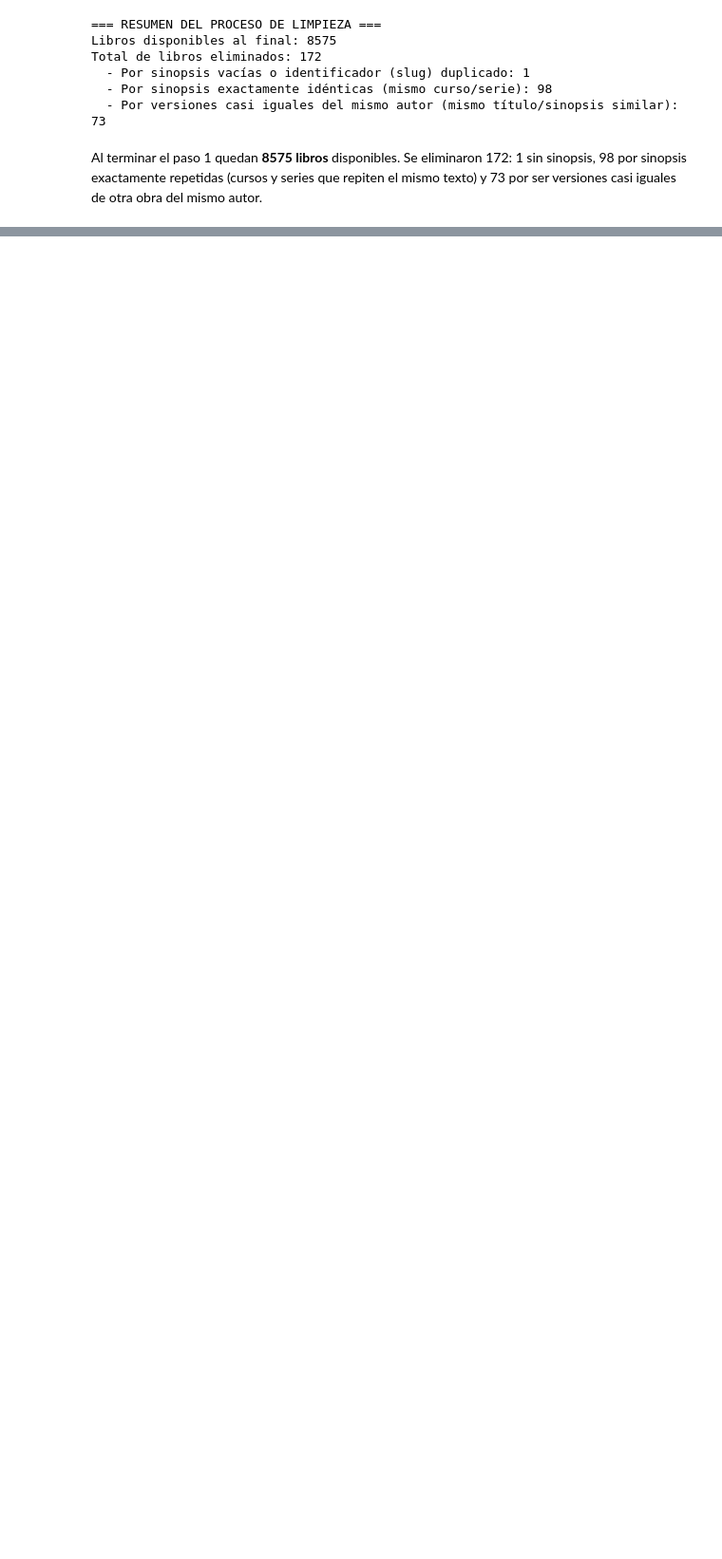
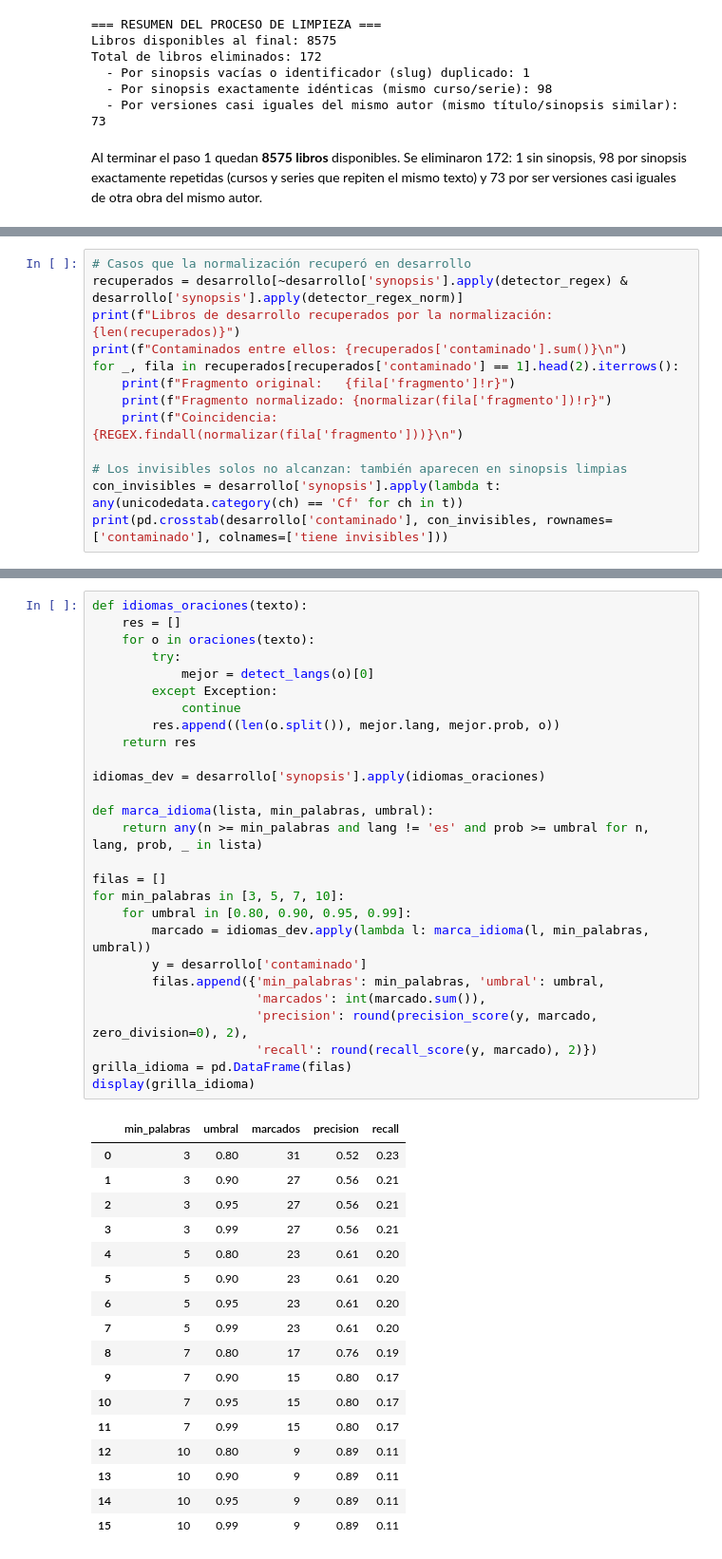
Before and after one commit to federicomaguirre/procesamiento-lenguaje-natural, a Jupyter notebook: tp3/TP3_marquardt_aguirre_venesia_zappala.ipynb, the cells around one changed output, grey strips where cells are left out. Shown at 95% size. Saved outputs shown, nothing was run; the diff lists cells and outputs as text; blank space fills up the shorter version.

```diff
--- a/tp3/TP3_marquardt_aguirre_venesia_zappala.ipynb
+++ b/tp3/TP3_marquardt_aguirre_venesia_zappala.ipynb
@@ -277,0 +462,13 @@ Al terminar el paso 1 quedan **8575 libros** disponibles. Se eliminaron 172: 1 s
+# %%
+# Casos que la normalización recuperó en desarrollo
+recuperados = desarrollo[~desarrollo['synopsis'].apply(detector_regex) & desarrollo['synopsis'].apply(detector_regex_norm)]
+print(f"Libros de desarrollo recuperados por la normalización: {len(recuperados)}")
+print(f"Contaminados entre ellos: {recuperados['contaminado'].sum()}\n")
+for _, fila in recuperados[recuperados['contaminado'] == 1].head(2).iterrows():
+    print(f"Fragmento original:   {fila['fragmento']!r}")
+    print(f"Fragmento normalizado: {normalizar(fila['fragmento'])!r}")
+    print(f"Coincidencia:         {REGEX.findall(normalizar(fila['fragmento']))}\n")
+
+# Los invisibles solos no alcanzan: también aparecen en sinopsis limpias
+con_invisibles = desarrollo['synopsis'].apply(lambda t: any(unicodedata.category(ch) == 'Cf' for ch in t))
+print(pd.crosstab(desarrollo['contaminado'], con_invisibles, rownames=['contaminado'], colnames=['tiene invisibles']))
@@ -277,0 +518,45 @@ Al terminar el paso 1 quedan **8575 libros** disponibles. Se eliminaron 172: 1 s
+# %%
+def idiomas_oraciones(texto):
+    res = []
+    for o in oraciones(texto):
+        try:
+            mejor = detect_langs(o)[0]
+        except Exception:
+            continue
+        res.append((len(o.split()), mejor.lang, mejor.prob, o))
+    return res
+
+idiomas_dev = desarrollo['synopsis'].apply(idiomas_oraciones)
+
+def marca_idioma(lista, min_palabras, umbral):
+    return any(n >= min_palabras and lang != 'es' and prob >= umbral for n, lang, prob, _ in lista)
+
+filas = []
+for min_palabras in [3, 5, 7, 10]:
+    for umbral in [0.80, 0.90, 0.95, 0.99]:
+        marcado = idiomas_dev.apply(lambda l: marca_idioma(l, min_palabras, umbral))
+        y = desarrollo['contaminado']
+        filas.append({'min_palabras': min_palabras, 'umbral': umbral,
+                      'marcados': int(marcado.sum()),
+                      'precision': round(precision_score(y, marcado, zero_division=0), 2),
+                      'recall': round(recall_score(y, marcado), 2)})
+grilla_idioma = pd.DataFrame(filas)
+display(grilla_idioma)
+# %% [output]
+|  | min_palabras | umbral | marcados | precision | recall |
+| 0 | 3 | 0.80 | 31 | 0.52 | 0.23 |
+| 1 | 3 | 0.90 | 27 | 0.56 | 0.21 |
+| 2 | 3 | 0.95 | 27 | 0.56 | 0.21 |
+| 3 | 3 | 0.99 | 27 | 0.56 | 0.21 |
+| 4 | 5 | 0.80 | 23 | 0.61 | 0.20 |
+| 5 | 5 | 0.90 | 23 | 0.61 | 0.20 |
+| 6 | 5 | 0.95 | 23 | 0.61 | 0.20 |
+| 7 | 5 | 0.99 | 23 | 0.61 | 0.20 |
+| 8 | 7 | 0.80 | 17 | 0.76 | 0.19 |
+| 9 | 7 | 0.90 | 15 | 0.80 | 0.17 |
+| 10 | 7 | 0.95 | 15 | 0.80 | 0.17 |
+| 11 | 7 | 0.99 | 15 | 0.80 | 0.17 |
+| 12 | 10 | 0.80 | 9 | 0.89 | 0.11 |
+| 13 | 10 | 0.90 | 9 | 0.89 | 0.11 |
+| 14 | 10 | 0.95 | 9 | 0.89 | 0.11 |
+| 15 | 10 | 0.99 | 9 | 0.89 | 0.11 |
```
Also changed, not shown: parts of 46 cells of this notebook, 1 other file.
